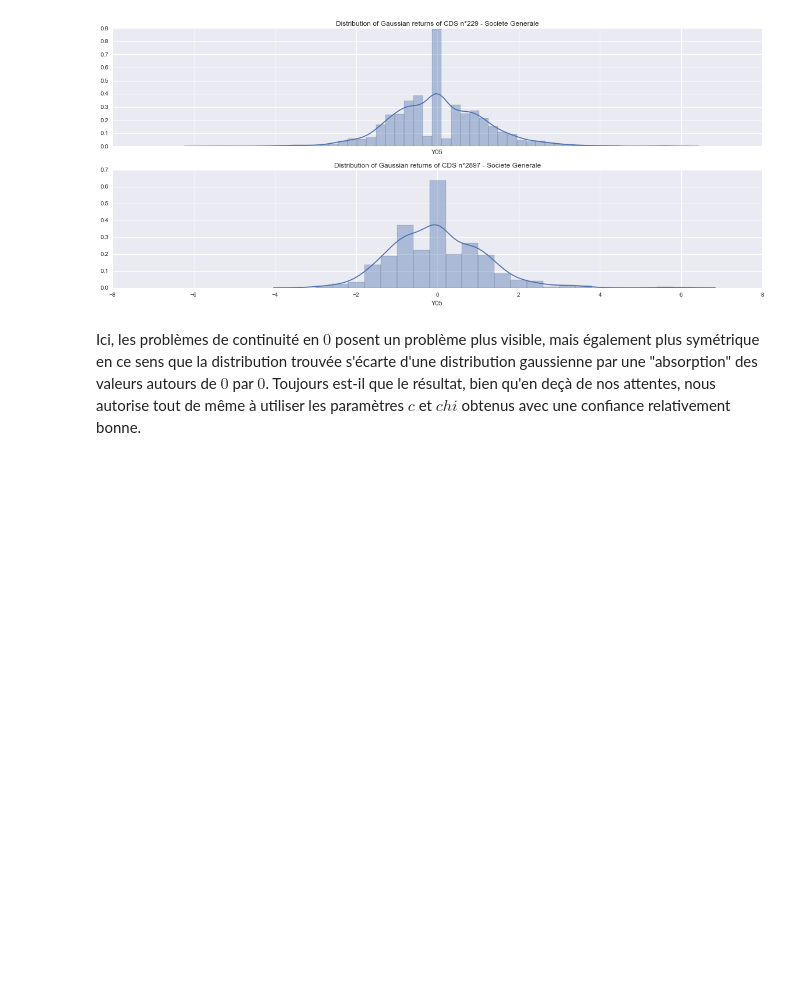
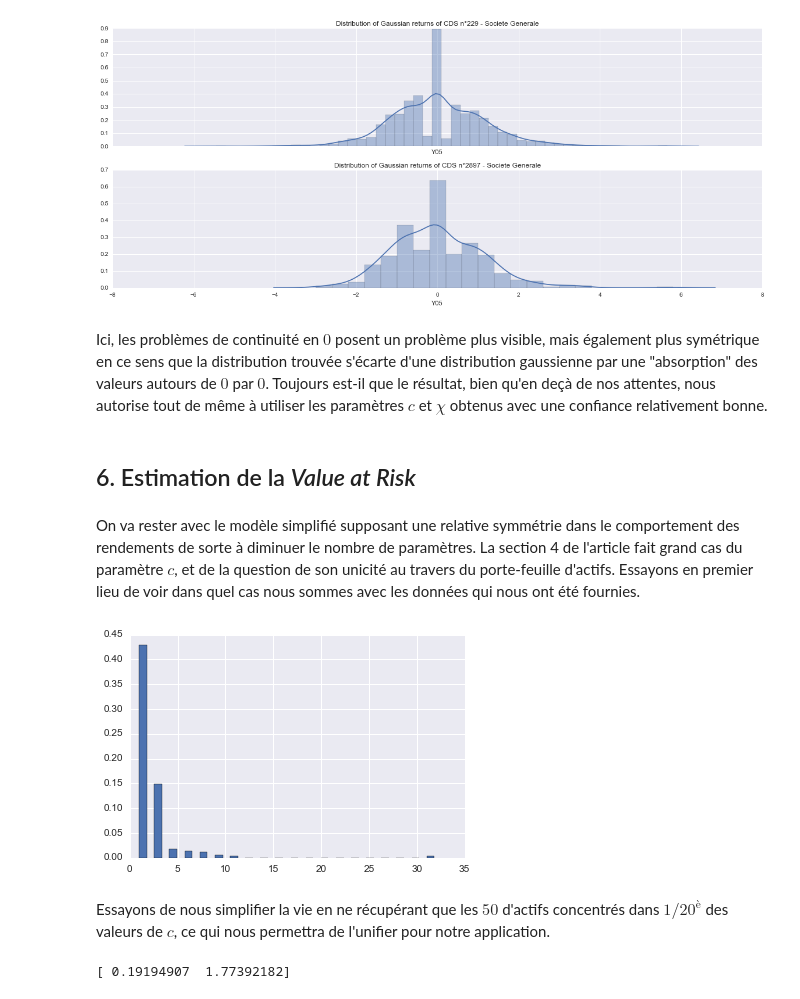
Before and after one commit to m-legrand/risque2016, a Jupyter notebook: code/main.ipynb, the cells around one changed output. Drawn from its saved outputs; the diff is of its cells as text; code cells hidden in the pictures; blank space fills up the shorter version.

```diff
--- a/code/main.ipynb
+++ b/code/main.ipynb
@@ -276,4 +276,21 @@ for _name in _names:
 [figure]
 [figure]
 # %% [markdown]
-Ici, les problèmes de continuité en $0$ posent un problème plus visible, mais également plus symétrique en ce sens que la distribution trouvée s'écarte d'une distribution gaussienne par une "absorption" des valeurs autours de $0$ par $0$. Toujours est-il que le résultat, bien qu'en deçà de nos attentes, nous autorise tout de même à utiliser les paramètres $c$ et $chi$ obtenus avec une confiance relativement bonne.
+Ici, les problèmes de continuité en $0$ posent un problème plus visible, mais également plus symétrique en ce sens que la distribution trouvée s'écarte d'une distribution gaussienne par une "absorption" des valeurs autours de $0$ par $0$. Toujours est-il que le résultat, bien qu'en deçà de nos attentes, nous autorise tout de même à utiliser les paramètres $c$ et $\chi$ obtenus avec une confiance relativement bonne.
+# %% [markdown]
+## 6. Estimation de la _Value at Risk_
+# %% [markdown]
+On va rester avec le modèle simplifié supposant une relative symmétrie dans le comportement des rendements de sorte à diminuer le nombre de paramètres. La section 4 de l'article fait grand cas du paramètre $c$, et de la question de son unicité au travers du porte-feuille d'actifs. Essayons en premier lieu de voir dans quel cas nous sommes avec les données qui nous ont été fournies.
+# %%
+ydata, x = np.histogram([param[0] for param in smw_params.values()], bins=20, normed=True)
+xdata = (x[:-1]+x[1:])/2
+plt.bar(xdata, ydata)
+plt.show()
+# %% [output]
+[figure, added]
+# %% [markdown]
+Essayons de nous simplifier la vie en ne récupérant que les $50%$ d'actifs concentrés dans $1/20^è$ des valeurs de $c$, ce qui nous permettra de l'unifier pour notre application.
+# %%
+print x[0:2]
+# %% [output]
+[ 0.19194907  1.77392182]
```
Also changed, not shown: parts of 9 cells of this notebook.
